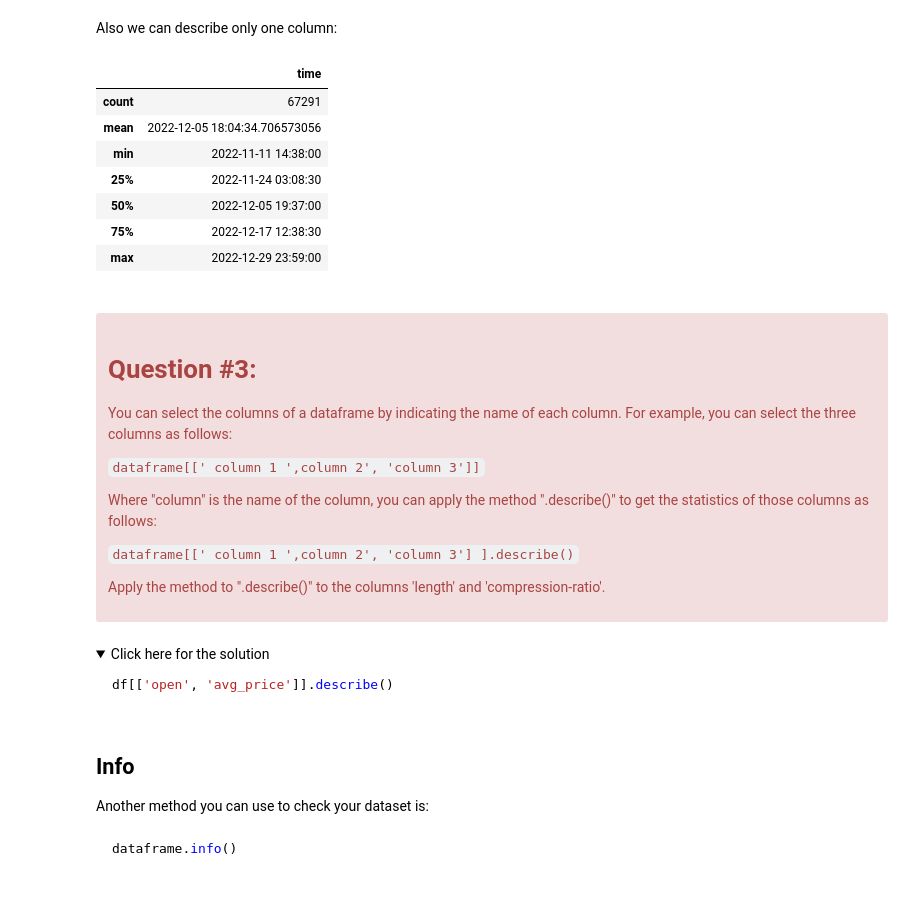
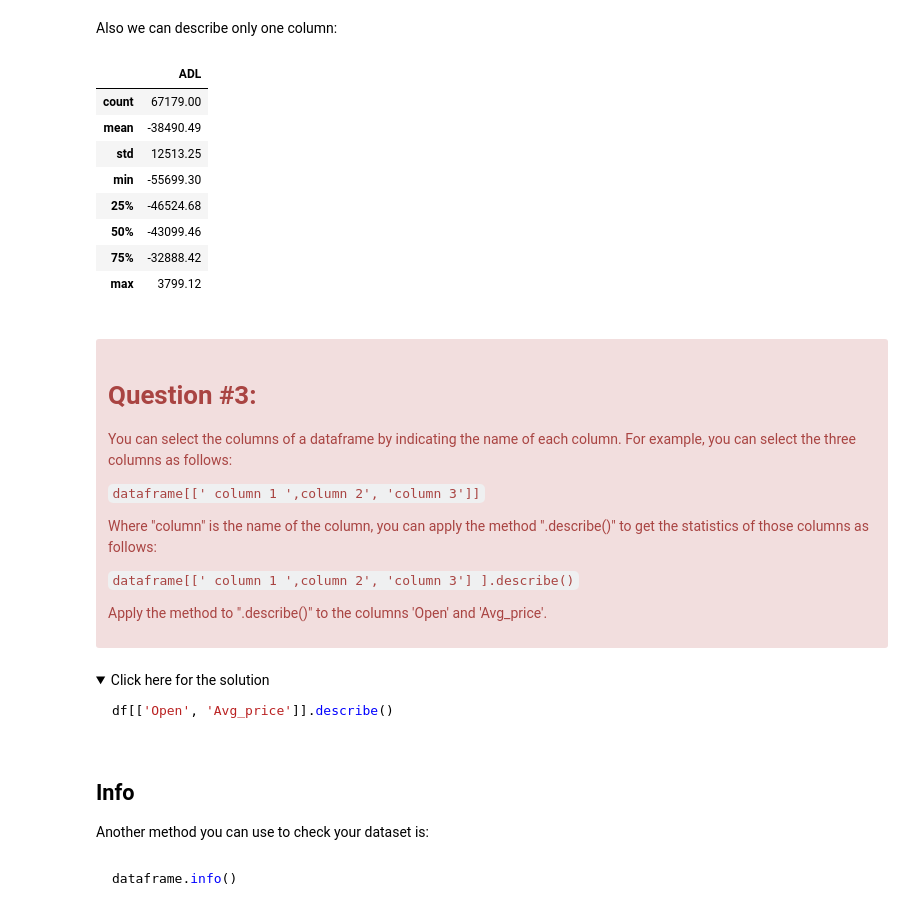
Before and after one commit to vyklyuk/Finance_Data_Analysis, a Jupyter notebook: Labs/Bohdan Tsisinskyi/lab1/lab1.ipynb, the cells around one changed output. Cells and saved outputs as stored; diff of their text form; code cells hidden in the pictures; folded sections open.

````diff
--- a/Labs/Bohdan Tsisinskyi/lab1/lab1.ipynb
+++ b/Labs/Bohdan Tsisinskyi/lab1/lab1.ipynb
@@ -172,0 +415,7 @@ Now, we have successfully read the raw dataset and added the correct headers int
+# %%
+df = df.merge(task, on='join',how = 'outer', sort=True)
+df.drop(columns='join', inplace=True)
+# reset time as index:
+df['Time'] = pd.to_datetime(df['Time'])
+df = df.set_index("Time")
+df[559:565]
@@ -172,0 +471,2 @@ Now, we have successfully read the raw dataset and added the correct headers int
+# %%
+df['MFI'] = ((df['Close'] - df['Low']) - (df['High'] - df['Close']))/(df['High'] - df['Low'])
@@ -172,0 +475,2 @@ Now, we have successfully read the raw dataset and added the correct headers int
+# %%
+df['MFV'] = df['MFI'] * df['Volume']
@@ -172,0 +479,3 @@ Now, we have successfully read the raw dataset and added the correct headers int
+# %%
+df['ADL'] =df['MFV'].cumsum()
+df.head()
@@ -302,16 +650,17 @@ Some values in the table above show as "NaN". This is because those numbers are
 # %% [markdown]
 Also we can describe only one column:
 # %%
-df[['time']].describe(datetime_is_numeric=True)
+df[['ADL']].describe(datetime_is_numeric=True)
 # %% [output]
-|  | time |
-| count | 67291 |
-| mean | 2022-12-05 18:04:34.706573056 |
-| min | 2022-11-11 14:38:00 |
-| 25% | 2022-11-24 03:08:30 |
-| 50% | 2022-12-05 19:37:00 |
-| 75% | 2022-12-17 12:38:30 |
-| max | 2022-12-29 23:59:00 |
+|  | ADL |
+| count | 67179.00 |
+| mean | -38490.49 |
+| std | 12513.25 |
+| min | -55699.30 |
+| 25% | -46524.68 |
+| 50% | -43099.46 |
+| 75% | -32888.42 |
+| max | 3799.12 |
 # %% [markdown]
 <div class="alert alert-danger alertdanger" style="margin-top: 20px">
 <h1> Question #3: </h1>
@@ -329,7 +678,7 @@ Where "column" is the name of the column, you can apply the method  ".describe()
     <code>dataframe[[' column 1 ',column 2', 'column 3'] ].describe()</code>
 </p>
 
-Apply the  method to ".describe()" to the columns 'length' and 'compression-ratio'.
+Apply the  method to ".describe()" to the columns 'Open' and 'Avg_price'.
 
 </div>
 # %%
@@ -338,12 +687,12 @@ Apply the  method to ".describe()" to the columns 'length' and 'compression-rati
 <details><summary>Click here for the solution</summary>
 
 ```python
-df[['open', 'avg_price']].describe()
+df[['Open', 'Avg_price']].describe()
 ```
 
 </details>
 # %% [markdown]
-<h2>Info</h2>
+## Info
 Another method you can use to check your dataset is:
 # %% [markdown]
 ```python
````
Also changed, not shown: parts of 89 cells of this notebook, 14 other files.
